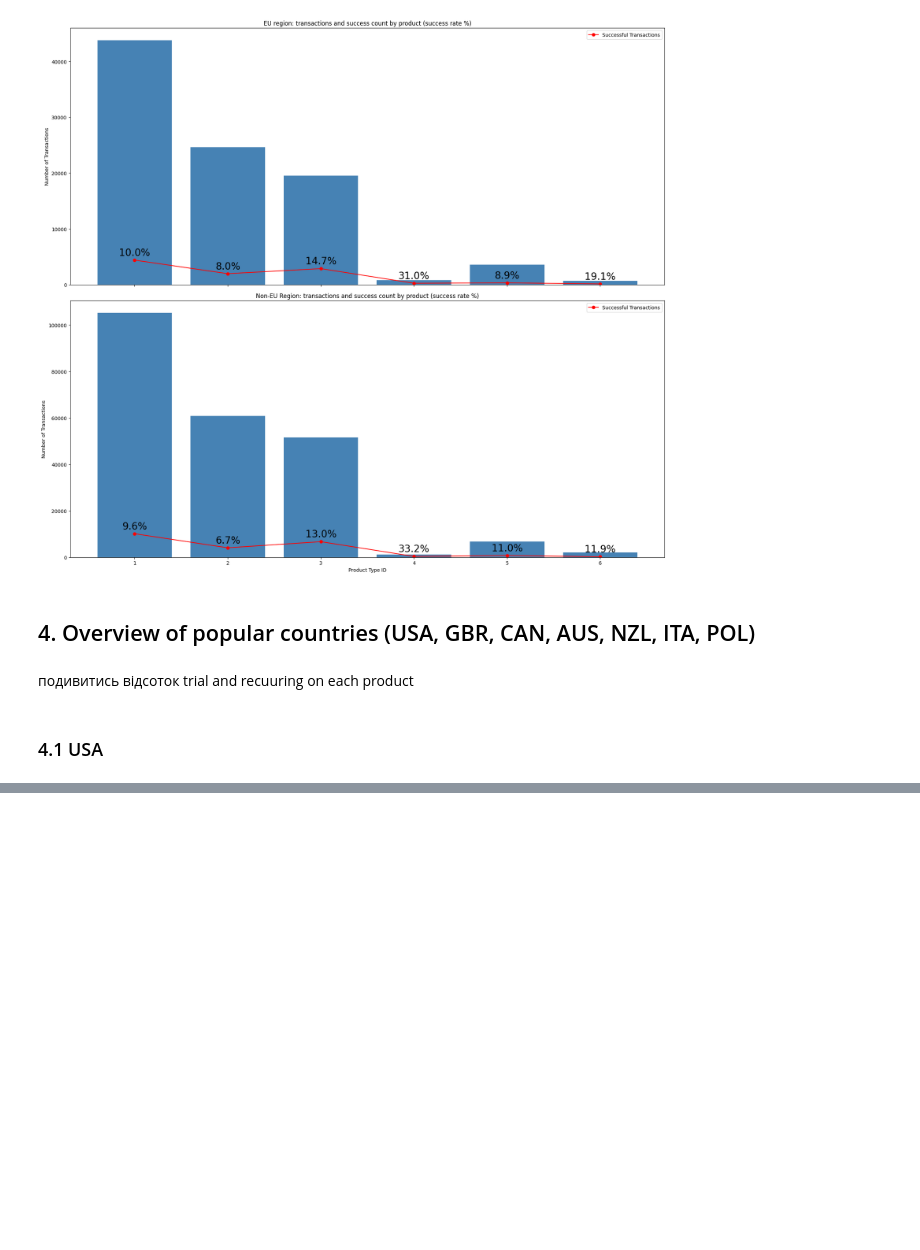
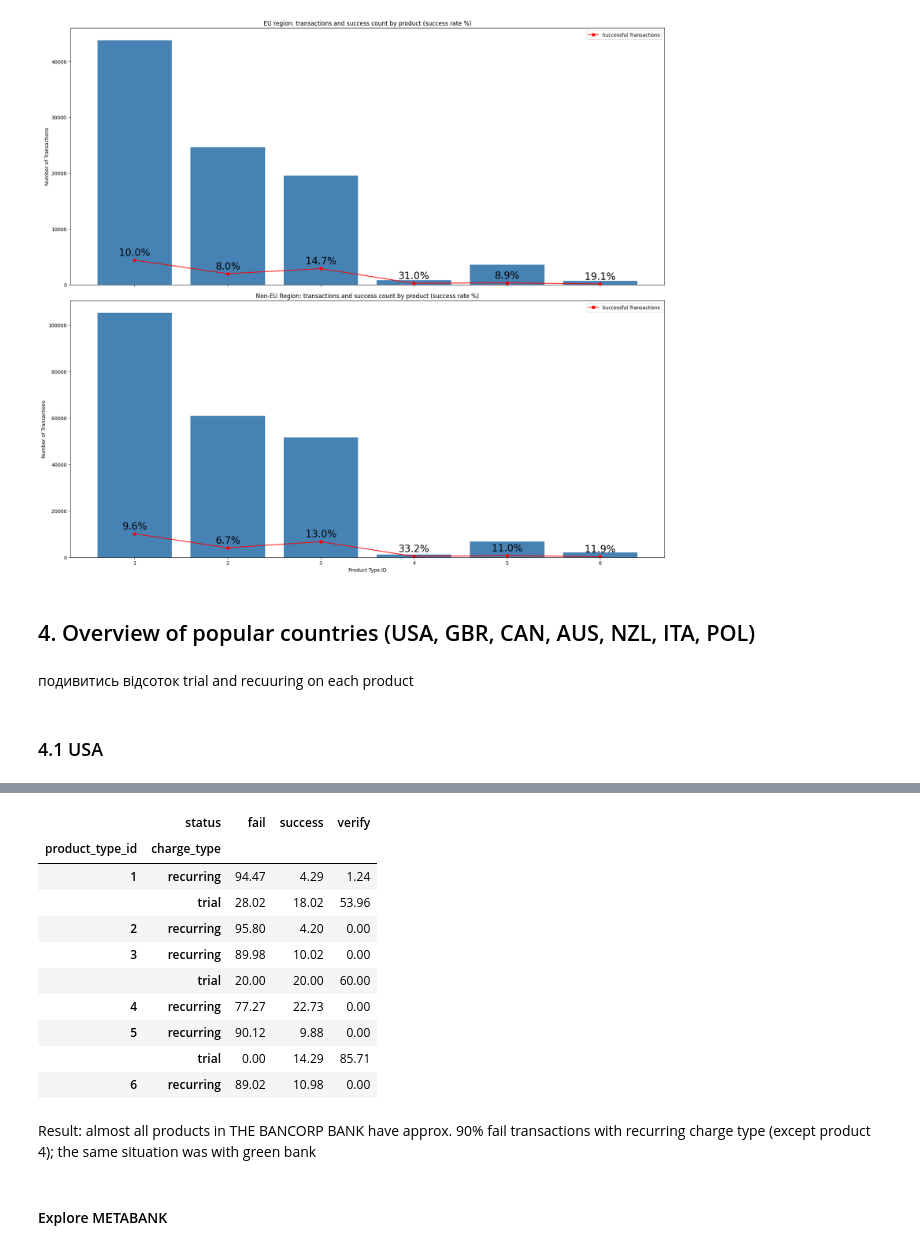
Before and after one commit to darynka-h/-transaction_eda, a Jupyter notebook: appflame_test/transaction_eda.ipynb, the cells around one changed output, grey strips where cells are left out. Cells and saved outputs as stored; diff of their text form; code cells hidden in the pictures; blank space fills up the shorter version.

```diff
--- a/appflame_test/transaction_eda.ipynb
+++ b/appflame_test/transaction_eda.ipynb
@@ -493,0 +480,20 @@ The most subscribed product in non Europe countries 1 (count: 4266)
+# %%
+bankcorp_usa = usa[usa['card_bank'] == 'THE BANCORP BANK']
+# %%
+trial_recurr_success_rate(bankcorp_usa)
+# %% [output]
+|  | status | fail | success | verify |
+| product_type_id | charge_type |  |  |  |
+| 1 | recurring | 94.47 | 4.29 | 1.24 |
+|  | trial | 28.02 | 18.02 | 53.96 |
+| 2 | recurring | 95.80 | 4.20 | 0.00 |
+| 3 | recurring | 89.98 | 10.02 | 0.00 |
+|  | trial | 20.00 | 20.00 | 60.00 |
+| 4 | recurring | 77.27 | 22.73 | 0.00 |
+| 5 | recurring | 90.12 | 9.88 | 0.00 |
+|  | trial | 0.00 | 14.29 | 85.71 |
+| 6 | recurring | 89.02 | 10.98 | 0.00 |
+# %% [markdown]
+Result: almost all products in THE BANCORP BANK have approx. 90% fail transactions with recurring charge type (except product 4); the same situation was with green bank
+# %% [markdown]
+#### Explore METABANK
```
Also changed, not shown: parts of 20 cells of this notebook.
